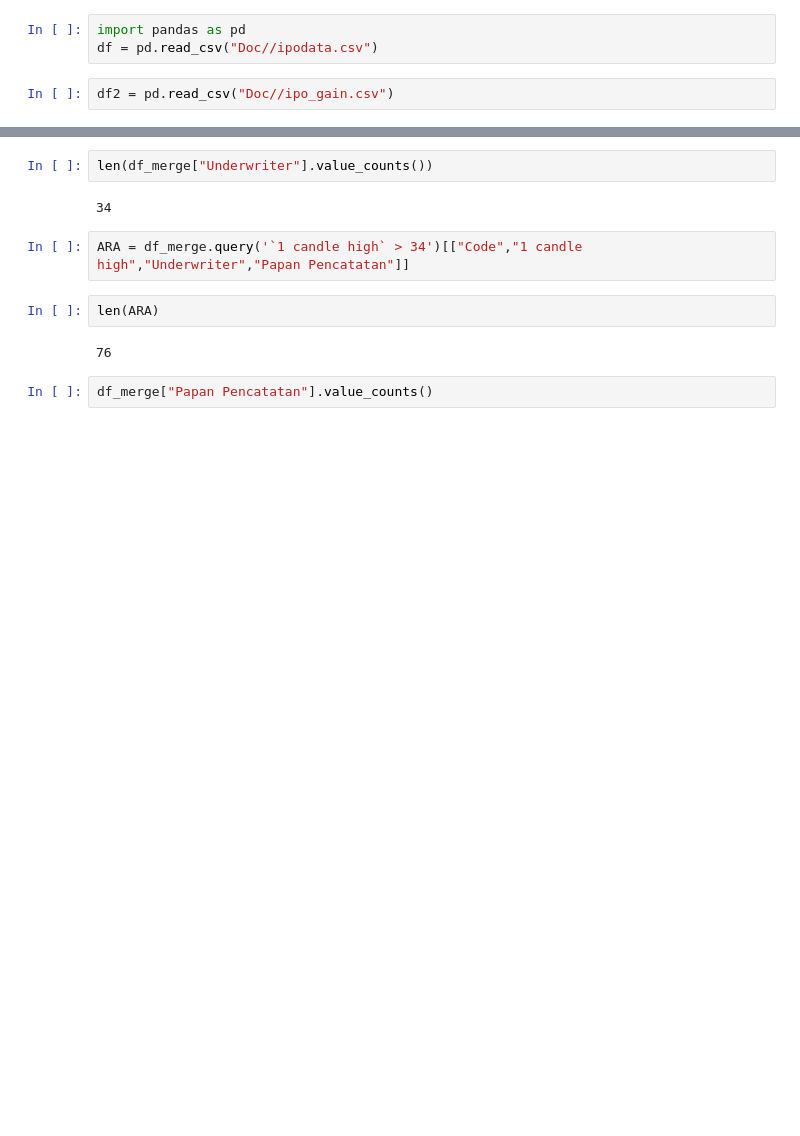
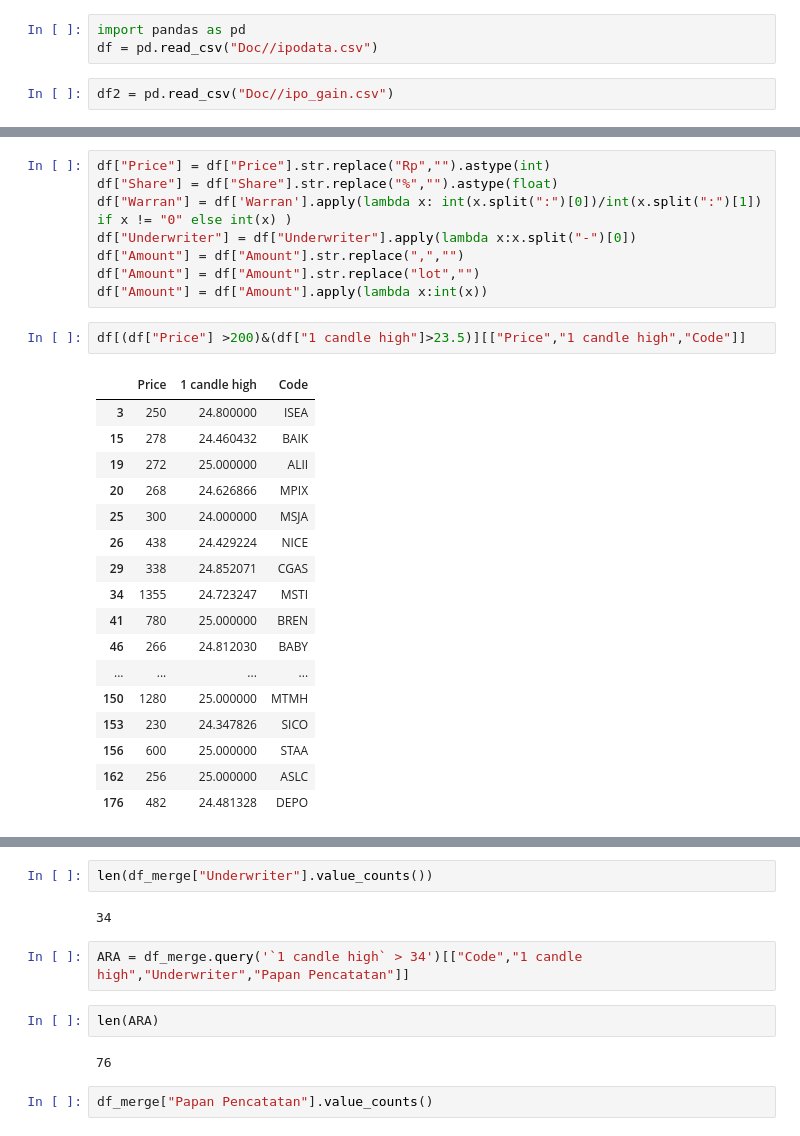
Before and after one commit to kautsar101/Ipo_Stockbit_Prediction, a Jupyter notebook: playground.ipynb, the cells around one changed output, grey strips where cells are left out. Saved outputs shown, nothing was run; the diff lists cells and outputs as text; blank space fills up the shorter version.

```diff
--- a/playground.ipynb
+++ b/playground.ipynb
@@ -10,3 +10,31 @@ df_merge.head(1)
 |  | Code | Name | Date | Price | Share | Amount | Warran | Underwriter | Sector | Subsector | ... |
 | 0 | GUNA | PT. Gunanusa Eramandiri Tbk. | 09 Jul 2024 | Rp150 | 20% | 5,000,000 lot | 0 | GR - PANIN SEKURITAS TBK. | Barang Konsumen Primer | Makanan & Minuman | ... |
 1 rows × 27 columns
+# %%
+df["Price"] = df["Price"].str.replace("Rp","").astype(int)
+df["Share"] = df["Share"].str.replace("%","").astype(float)
+df["Warran"] = df['Warran'].apply(lambda x: int(x.split(":")[0])/int(x.split(":")[1]) if x != "0" else int(x) )
+df["Underwriter"] = df["Underwriter"].apply(lambda x:x.split("-")[0])
+df["Amount"] = df["Amount"].str.replace(",","")
+df["Amount"] = df["Amount"].str.replace("lot","")
+df["Amount"] = df["Amount"].apply(lambda x:int(x))
+# %%
+df[(df["Price"] >200)&(df["1 candle high"]>23.5)][["Price","1 candle high","Code"]]
+# %% [output]
+|  | Price | 1 candle high | Code |
+| 3 | 250 | 24.800000 | ISEA |
+| 15 | 278 | 24.460432 | BAIK |
+| 19 | 272 | 25.000000 | ALII |
+| 20 | 268 | 24.626866 | MPIX |
+| 25 | 300 | 24.000000 | MSJA |
+| 26 | 438 | 24.429224 | NICE |
+| 29 | 338 | 24.852071 | CGAS |
+| 34 | 1355 | 24.723247 | MSTI |
+| 41 | 780 | 25.000000 | BREN |
+| 46 | 266 | 24.812030 | BABY |
+| ... | ... | ... | ... |
+| 150 | 1280 | 25.000000 | MTMH |
+| 153 | 230 | 24.347826 | SICO |
+| 156 | 600 | 25.000000 | STAA |
+| 162 | 256 | 25.000000 | ASLC |
+| 176 | 482 | 24.481328 | DEPO |
```
Also changed, not shown: parts of 2 cells of this notebook, 30 other files.
